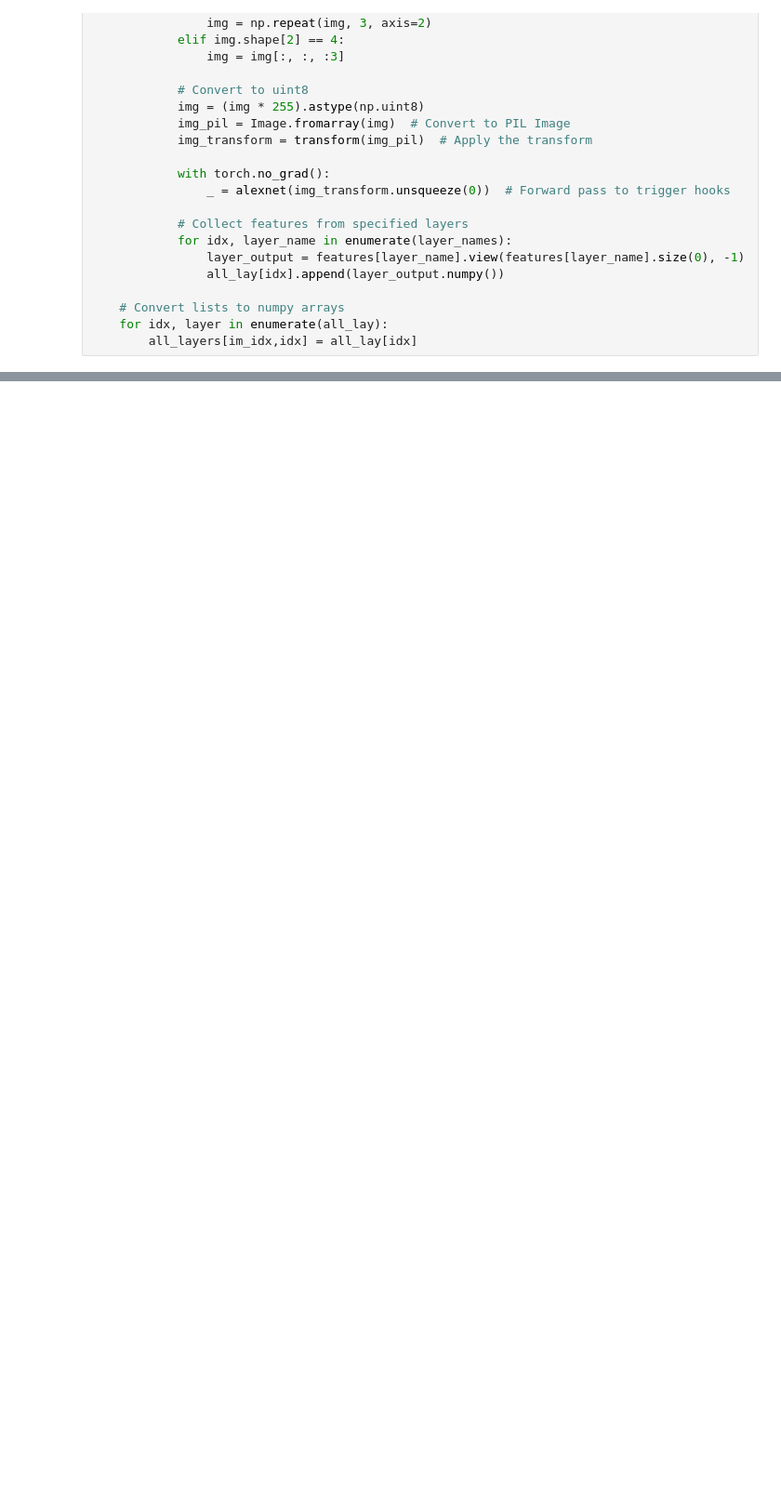
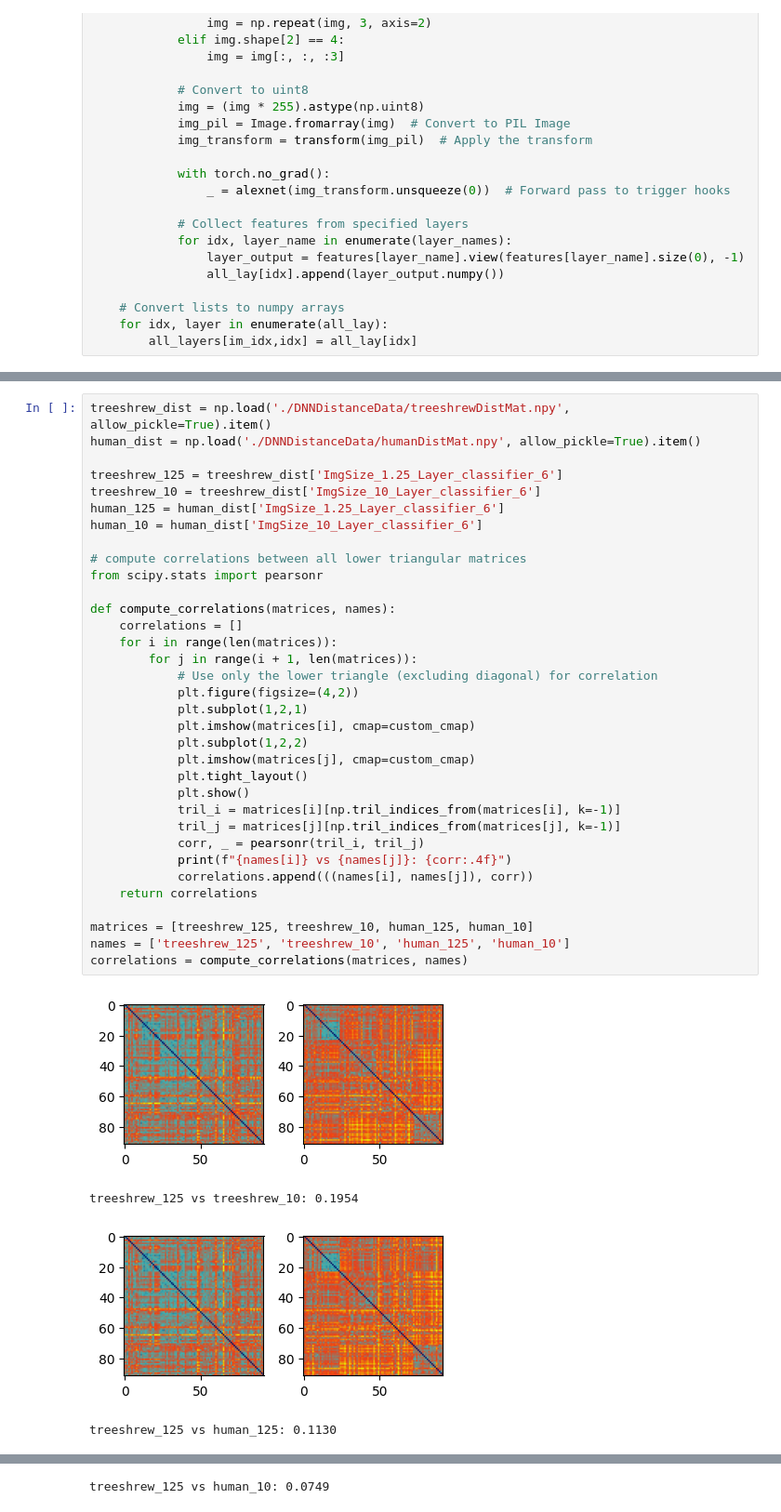
Before and after one commit to emeyer121/TreeShrewObjectRecognition, a Jupyter notebook: 3_retinalModeling/compareISETBioReconDNN.ipynb, the cells around one changed output, grey strips where cells are left out. Shown at 93% size. Drawn from its saved outputs; the diff is of its cells as text; blank space fills up the shorter version.

```diff
--- a/3_retinalModeling/compareISETBioReconDNN.ipynb
+++ b/3_retinalModeling/compareISETBioReconDNN.ipynb
@@ -132,0 +179,39 @@ IndexError: list index out of range
+# %%
+treeshrew_dist = np.load('./DNNDistanceData/treeshrewDistMat.npy', allow_pickle=True).item()
+human_dist = np.load('./DNNDistanceData/humanDistMat.npy', allow_pickle=True).item()
+
+treeshrew_125 = treeshrew_dist['ImgSize_1.25_Layer_classifier_6']
+treeshrew_10 = treeshrew_dist['ImgSize_10_Layer_classifier_6']
+human_125 = human_dist['ImgSize_1.25_Layer_classifier_6']
+human_10 = human_dist['ImgSize_10_Layer_classifier_6']
+
+# compute correlations between all lower triangular matrices
+from scipy.stats import pearsonr
+
+def compute_correlations(matrices, names):
+    correlations = []
+    for i in range(len(matrices)):
+        for j in range(i + 1, len(matrices)):
+            # Use only the lower triangle (excluding diagonal) for correlation
+            plt.figure(figsize=(4,2))
+            plt.subplot(1,2,1)
+            plt.imshow(matrices[i], cmap=custom_cmap)
+            plt.subplot(1,2,2)
+            plt.imshow(matrices[j], cmap=custom_cmap)
+            plt.tight_layout()
+            plt.show()
+            tril_i = matrices[i][np.tril_indices_from(matrices[i], k=-1)]
+            tril_j = matrices[j][np.tril_indices_from(matrices[j], k=-1)]
+            corr, _ = pearsonr(tril_i, tril_j)
+            print(f"{names[i]} vs {names[j]}: {corr:.4f}")
+            correlations.append(((names[i], names[j]), corr))
+    return correlations
+
+matrices = [treeshrew_125, treeshrew_10, human_125, human_10]
+names = ['treeshrew_125', 'treeshrew_10', 'human_125', 'human_10']
+correlations = compute_correlations(matrices, names)
+# %% [output]
+[figure, added]
+treeshrew_125 vs treeshrew_10: 0.1954
+[figure, added]
+treeshrew_125 vs human_125: 0.1130
@@ -132,0 +219 @@ IndexError: list index out of range
+treeshrew_125 vs human_10: 0.0749
```
Also changed, not shown: parts of 4 cells of this notebook, 3 other files.
